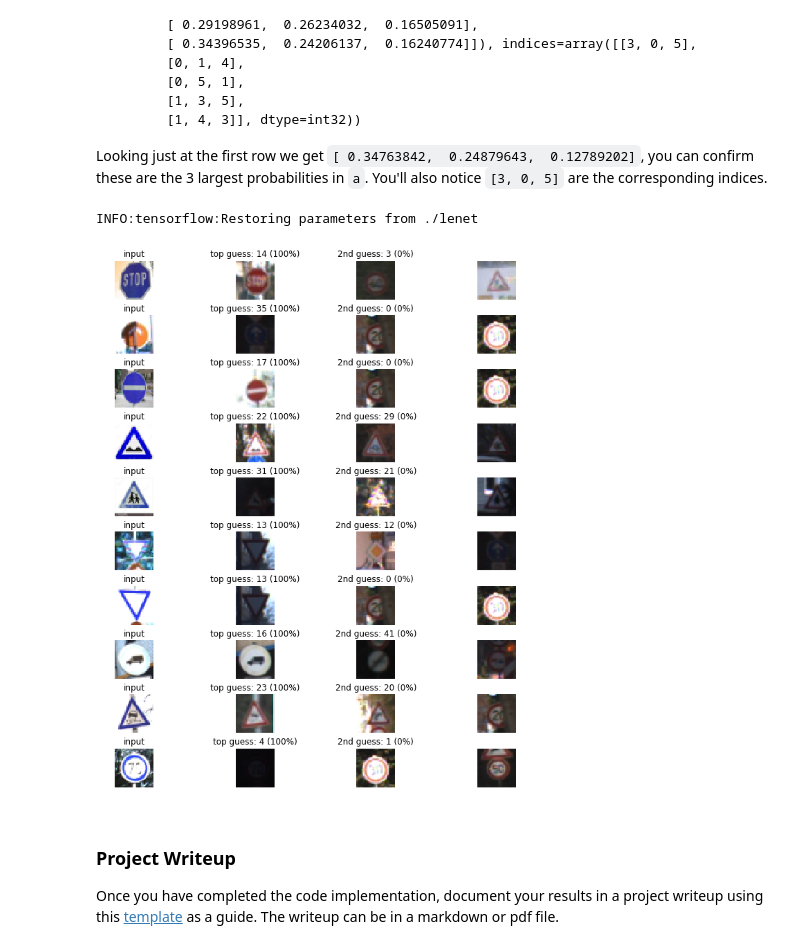
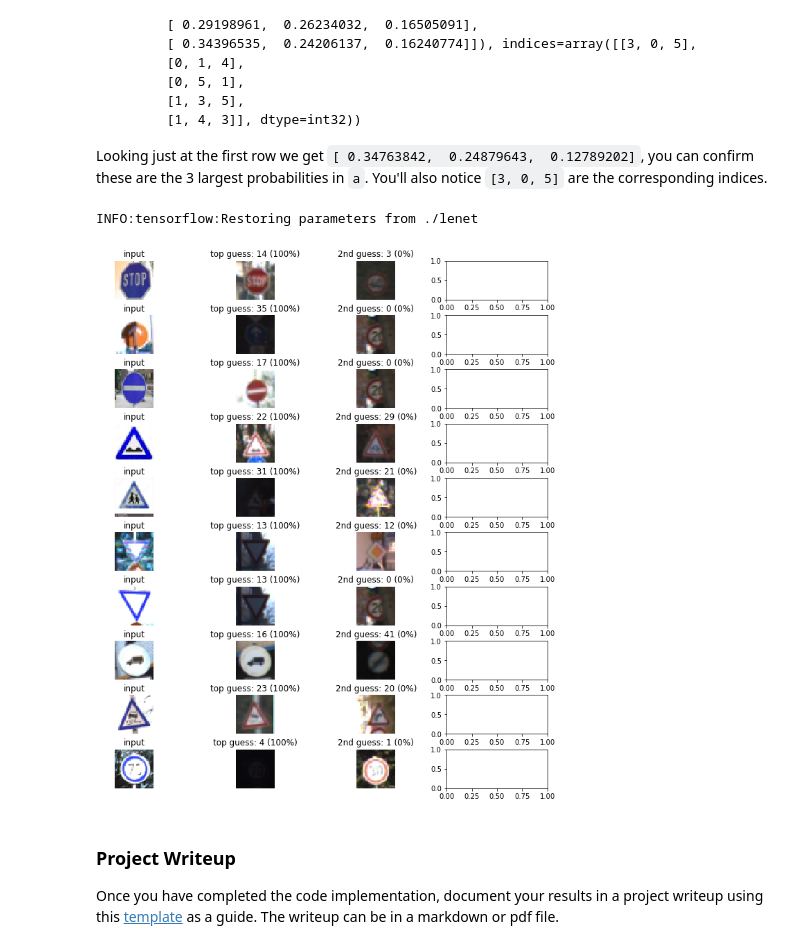
Before and after one commit to ameysharma/TrafficSignProject, a Jupyter notebook: Traffic_Sign_Classifier.ipynb, the cells around one changed output. Drawn from its saved outputs; the diff is of its cells as text; code cells hidden in the pictures.

```diff
--- a/Traffic_Sign_Classifier.ipynb
+++ b/Traffic_Sign_Classifier.ipynb
@@ -484,38 +484,34 @@ top_k = tf.nn.top_k(softmax_logits, k=3)
 
 
 with tf.Session() as sess:
     sess.run(tf.global_variables_initializer())
     saver5 = tf.train.import_meta_graph('./lenet.meta')
     saver5.restore(sess, "./lenet")
     my_softmax_logits = sess.run(softmax_logits, feed_dict={x: my_images})
     my_top_k = sess.run(top_k, feed_dict={x: my_images})
 
 
     fig, axs = plt.subplots(len(my_images),4, figsize=(12, 14))
     fig.subplots_adjust(hspace = .4, wspace=.2)
     axs = axs.ravel()
 
     for i, image in enumerate(my_images):
         axs[4*i].axis('off')
         axs[4*i].imshow(cv2.cvtColor(image, cv2.COLOR_BGR2RGB))
         axs[4*i].set_title('input')
         guess1 = my_top_k[1][i][0]
         index1 = np.argwhere(y_valid == guess1)[0]
         axs[4*i+1].axis('off')
         axs[4*i+1].imshow(X_valid[index1].squeeze(), cmap='gray')
         axs[4*i+1].set_title('top guess: {} ({:.0f}%)'.format(guess1, 100*my_top_k[0][i][0]))
         guess2 = my_top_k[1][i][1]
         index2 = np.argwhere(y_valid == guess2)[0]
         axs[4*i+2].axis('off')
         axs[4*i+2].imshow(X_valid[index2].squeeze(), cmap='gray')
         axs[4*i+2].set_title('2nd guess: {} ({:.0f}%)'.format(guess2, 100*my_top_k[0][i][1]))
-        guess3 = my_top_k[1][i][2]
-        index3 = np.argwhere(y_valid == guess3)[0]
-        axs[4*i+3].axis('off')
-        axs[4*i+3].imshow(X_valid[index3].squeeze(), cmap='gray')
 # %% [output]
 INFO:tensorflow:Restoring parameters from ./lenet
-[figure, old version]
+[figure, new version]
 # %% [markdown]
 ### Project Writeup
 
```
